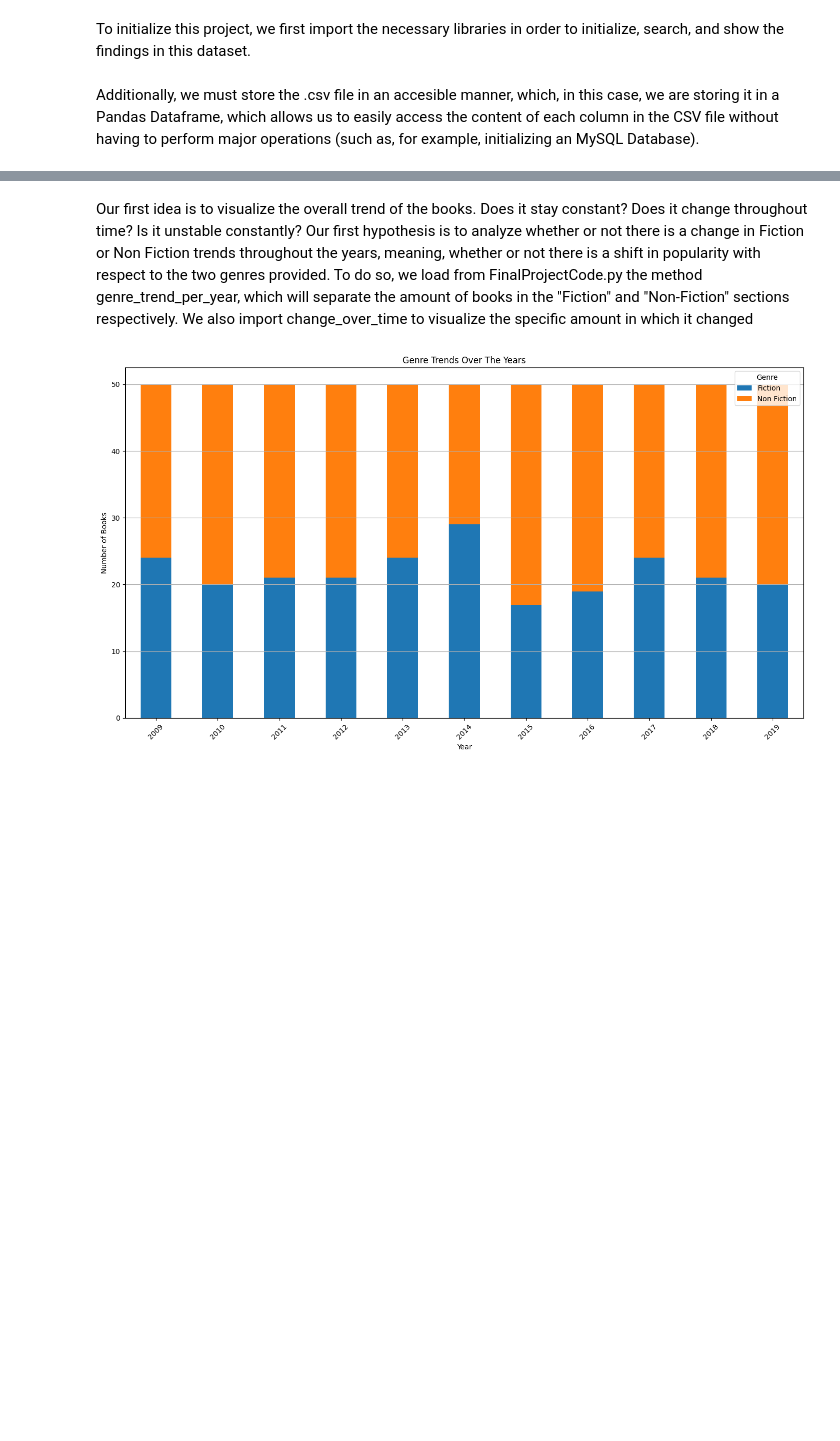
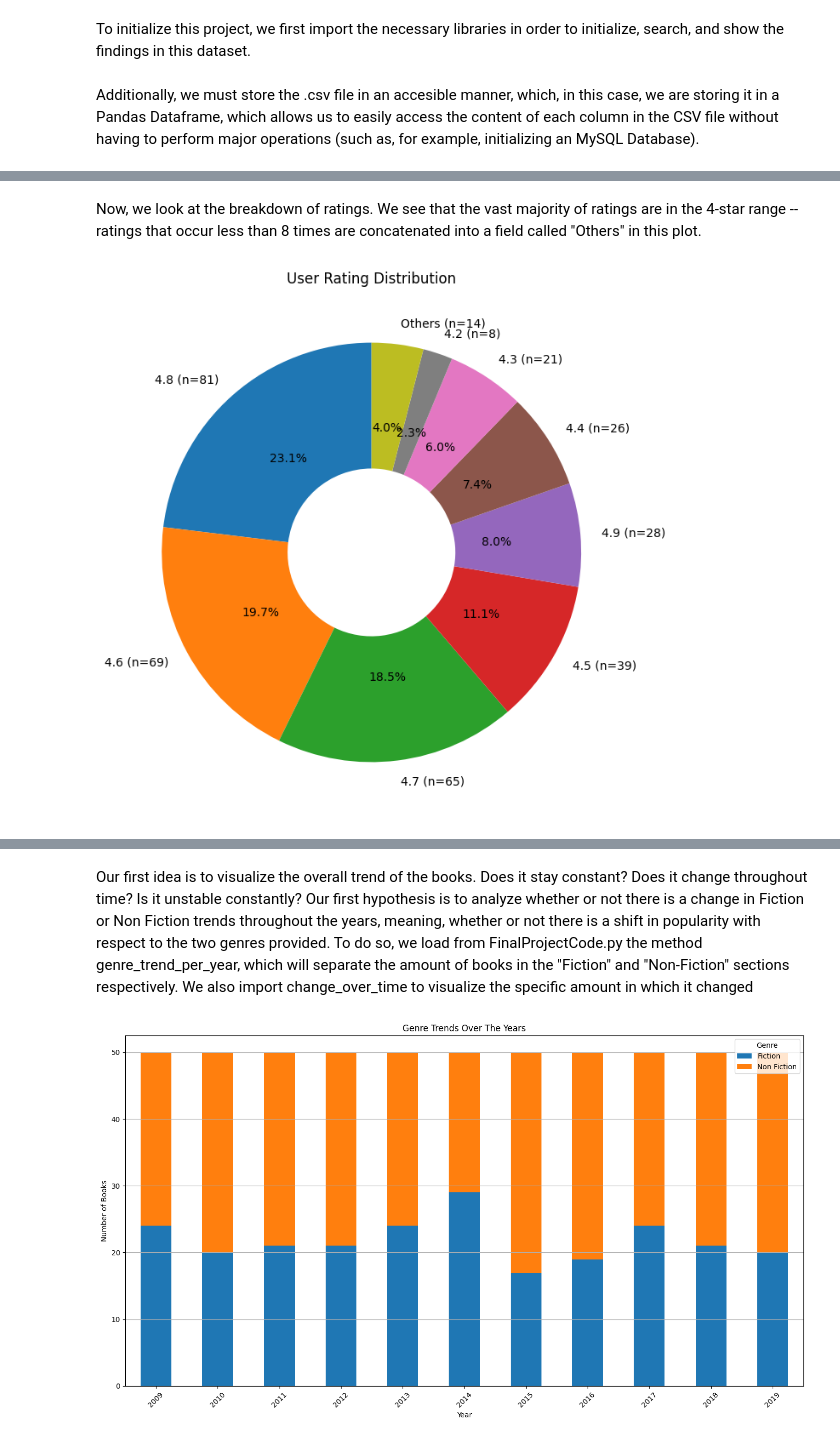
Before and after one commit to Eemkayy/cs210, a Jupyter notebook: FinalProject.ipynb, the cells around one changed output, grey strips where cells are left out. Saved outputs shown, nothing was run; the diff lists cells and outputs as text; code cells hidden in the pictures; blank space fills up the shorter version.

```diff
--- a/FinalProject.ipynb
+++ b/FinalProject.ipynb
@@ -9,0 +33,6 @@ df = pd.read_csv(file_path)
+# %% [markdown]
+Now, we look at the breakdown of ratings. We see that the vast majority of ratings are in the 4-star range -- ratings that occur less than 8 times are concatenated into a field called "Others" in this plot.
+# %%
+pie_dist(df, pie_by='User Rating')
+# %% [output]
+[figure, added]
```
Also changed, not shown: parts of 35 cells of this notebook, 1 other file.
